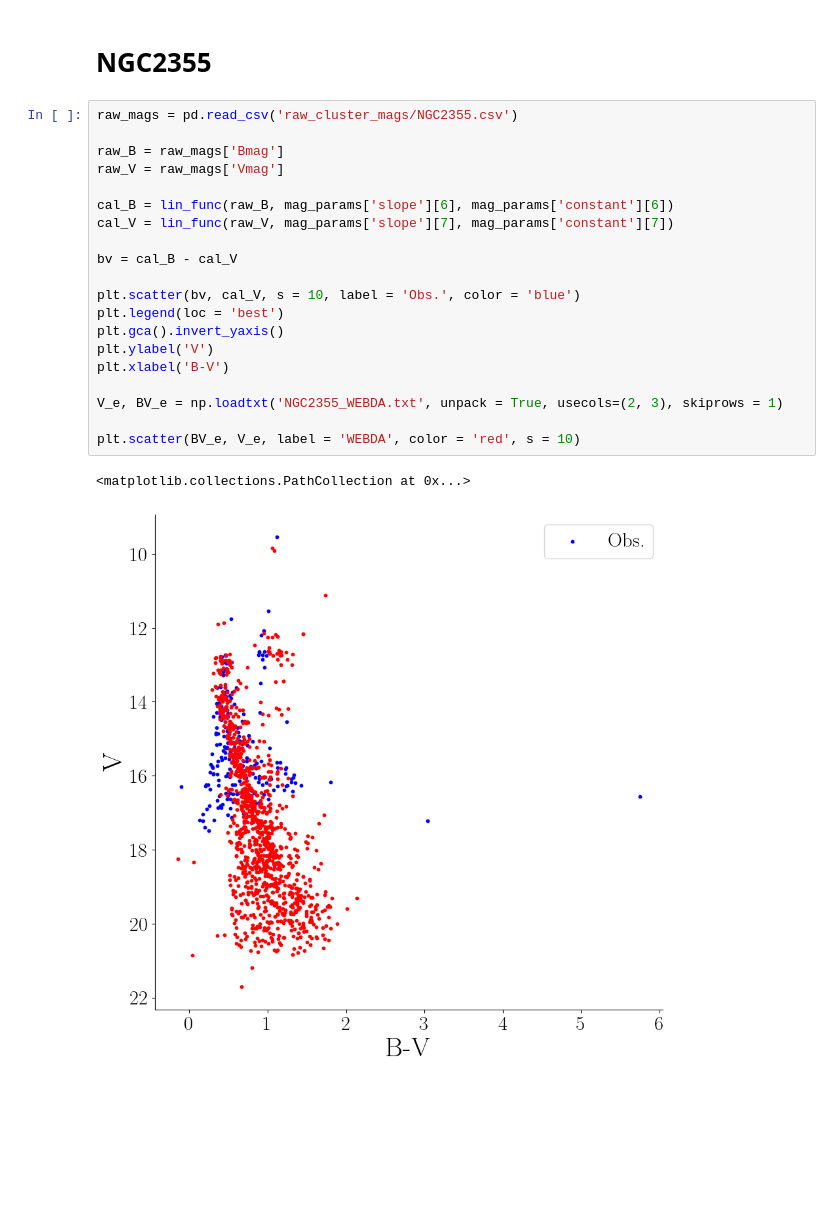
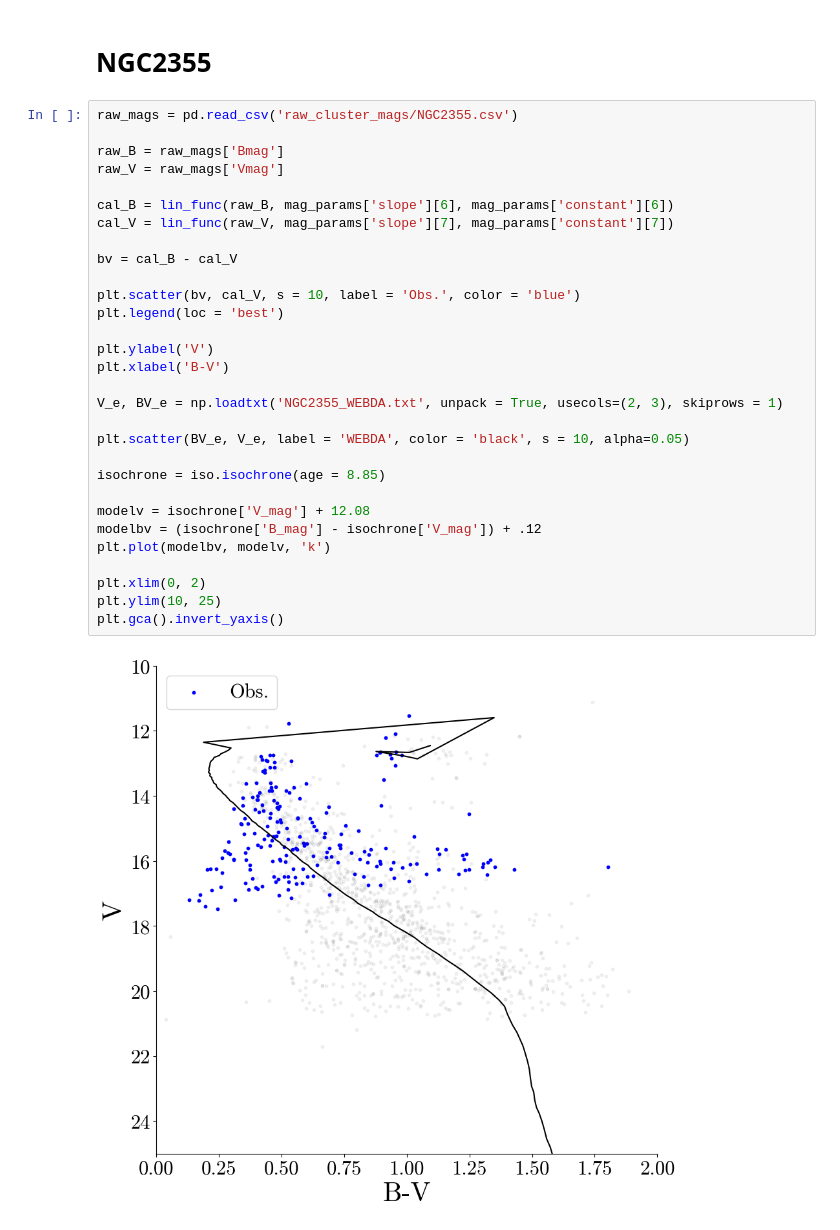
Before and after one commit to OwenJohnsons/Final_Year_Project, a Jupyter notebook: Code/calibration_parameters/magnitude_processing/obs_cluster_mags.ipynb, the cells around one changed output. Cells and saved outputs as stored; diff of their text form; blank space fills up the shorter version.

```diff
--- a/Code/calibration_parameters/magnitude_processing/obs_cluster_mags.ipynb
+++ b/Code/calibration_parameters/magnitude_processing/obs_cluster_mags.ipynb
@@ -155,23 +162,32 @@ Text(0.5, 0, 'B-V')
 # %%
 raw_mags = pd.read_csv('raw_cluster_mags/NGC2355.csv')
 
 raw_B = raw_mags['Bmag']
 raw_V = raw_mags['Vmag']
 
 cal_B = lin_func(raw_B, mag_params['slope'][6], mag_params['constant'][6])
 cal_V = lin_func(raw_V, mag_params['slope'][7], mag_params['constant'][7])
 
 bv = cal_B - cal_V
 
 plt.scatter(bv, cal_V, s = 10, label = 'Obs.', color = 'blue')
 plt.legend(loc = 'best')
-plt.gca().invert_yaxis()
+
 plt.ylabel('V')
 plt.xlabel('B-V')
 
 V_e, BV_e = np.loadtxt('NGC2355_WEBDA.txt', unpack = True, usecols=(2, 3), skiprows = 1)
 
-plt.scatter(BV_e, V_e, label = 'WEBDA', color = 'red', s = 10)
+plt.scatter(BV_e, V_e, label = 'WEBDA', color = 'black', s = 10, alpha=0.05)
+
+isochrone = iso.isochrone(age = 8.85)
+
+modelv = isochrone['V_mag'] + 12.08
+modelbv = (isochrone['B_mag'] - isochrone['V_mag']) + .12
+plt.plot(modelbv, modelv, 'k')
+
+plt.xlim(0, 2)
+plt.ylim(10, 25)
+plt.gca().invert_yaxis()
 # %% [output]
-<matplotlib.collections.PathCollection at 0x...>
-[figure, old version]
+[figure, new version]
```
Also changed, not shown: parts of 7 cells of this notebook, 26 other files.
